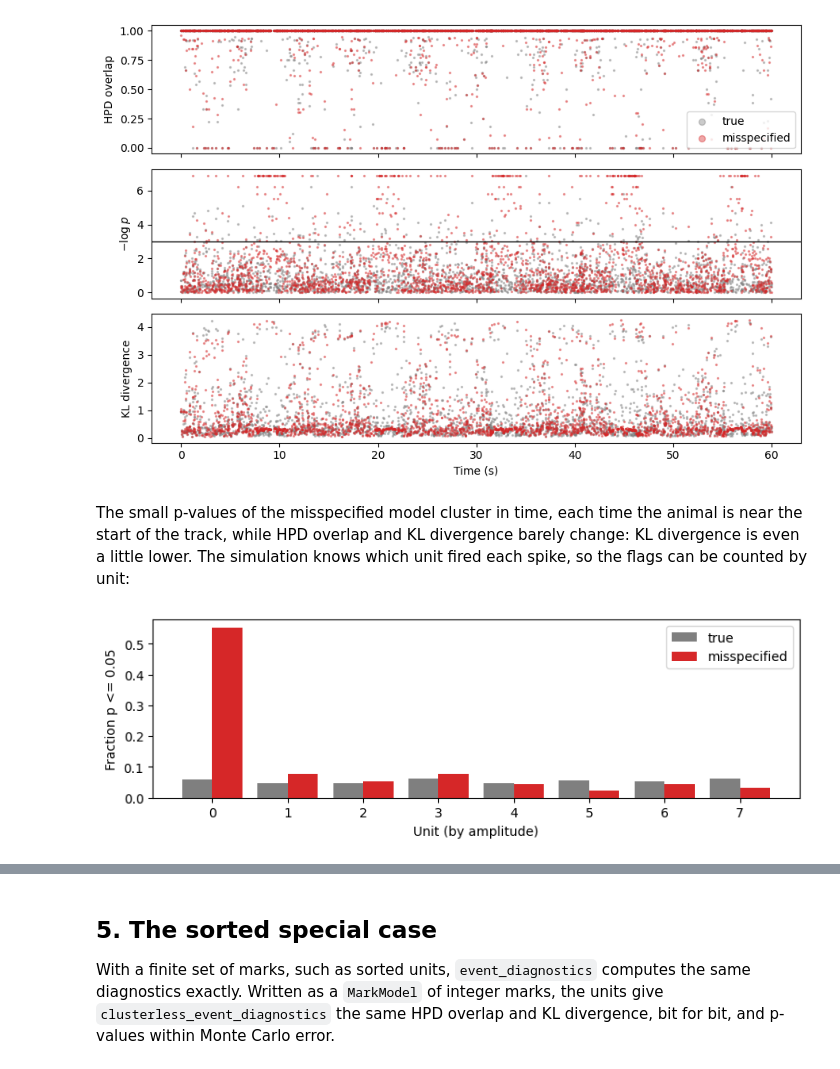
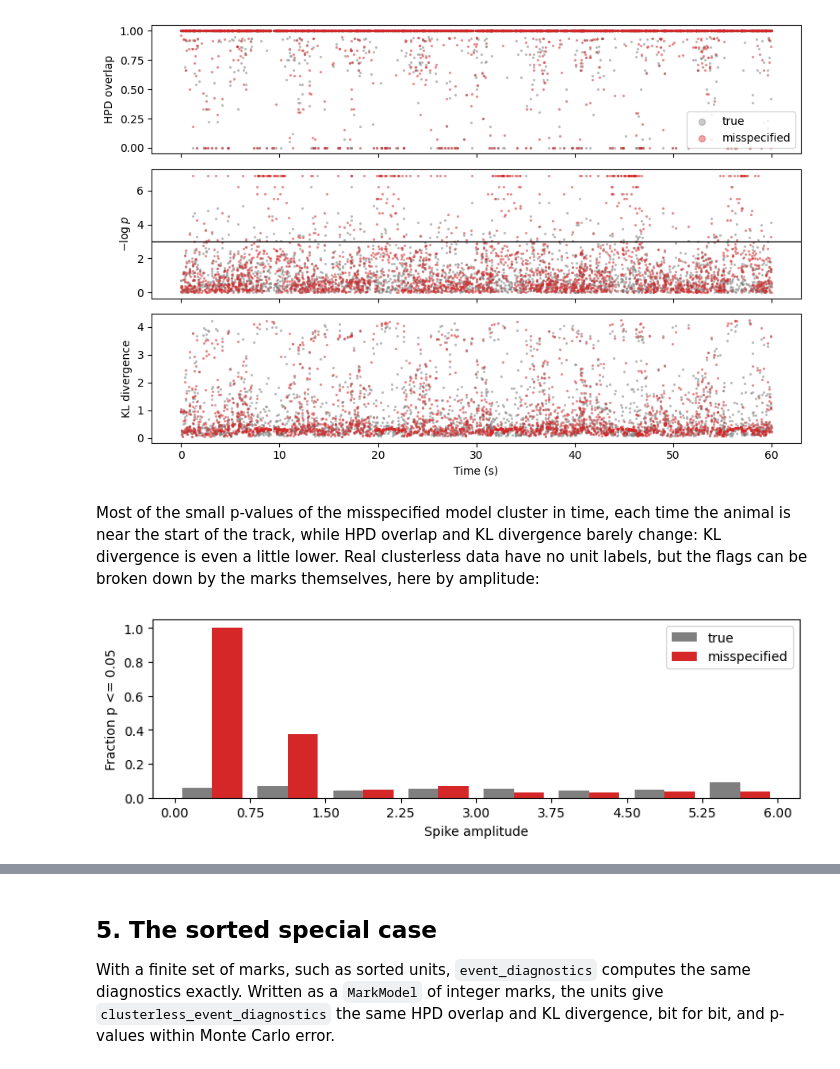
Before and after one commit to edeno/statespacecheck, a Jupyter notebook: examples/06_clusterless_diagnostics.ipynb, the cells around one changed output, grey strips where cells are left out. Cells and saved outputs as stored; diff of their text form; code cells hidden in the pictures.

```diff
--- a/examples/06_clusterless_diagnostics.ipynb
+++ b/examples/06_clusterless_diagnostics.ipynb
@@ -227,28 +228,28 @@ plt.show()
 # %% [output]
 [figure]
 # %% [markdown]
-The small p-values of the misspecified model cluster in time, each time the animal
-is near the start of the track, while HPD overlap and KL divergence barely change:
-KL divergence is even a little lower. The simulation knows which unit fired each
-spike, so the flags can be counted by unit:
+Most of the small p-values of the misspecified model cluster in time, each time the
+animal is near the start of the track, while HPD overlap and KL divergence barely
+change: KL divergence is even a little lower. Real clusterless data have no unit
+labels, but the flags can be broken down by the marks themselves, here by amplitude:
 # %%
-flagged = {
-    name: [np.mean(result.predictive_pvalue[spike_unit == u] <= 0.05) for u in range(n_units)]
-    for name, result in [("true", diagnostics), ("misspecified", misspecified)]
-}
+amplitude_edges = np.arange(0.0, 6.01, 0.75)
+amplitude_bin = np.digitize(spike_marks[:, 0], amplitude_edges[1:-1])  # 0 .. 7
 fig, ax = plt.subplots(figsize=(9, 2.5))
-width = 0.4
-ax.bar(np.arange(n_units) - width / 2, flagged["true"], width, color="tab:gray", label="true")
-ax.bar(
-    np.arange(n_units) + width / 2,
-    flagged["misspecified"],
-    width,
-    color="tab:red",
-    label="misspecified",
-)
-ax.set(xlabel="Unit (by amplitude)", ylabel="Fraction p <= 0.05")
+width = 0.3
+for offset, (label, result, color) in zip(
+    [-width / 2, width / 2],
+    [("true", diagnostics, "tab:gray"), ("misspecified", misspecified, "tab:red")],
+    strict=True,
+):
+    flagged = [
+        np.mean(result.predictive_pvalue[amplitude_bin == k] <= 0.05)
+        for k in range(amplitude_edges.size - 1)
+    ]
+    ax.bar(amplitude_edges[:-1] + 0.375 + offset, flagged, width, color=color, label=label)
+ax.set(xlabel="Spike amplitude", ylabel="Fraction p <= 0.05", xticks=amplitude_edges)
 ax.legend()
 plt.show()
 # %% [output]
-[figure, old version]
+[figure, new version]
 # %% [markdown]
```
Also changed, not shown: parts of 4 cells of this notebook, 9 other files.
